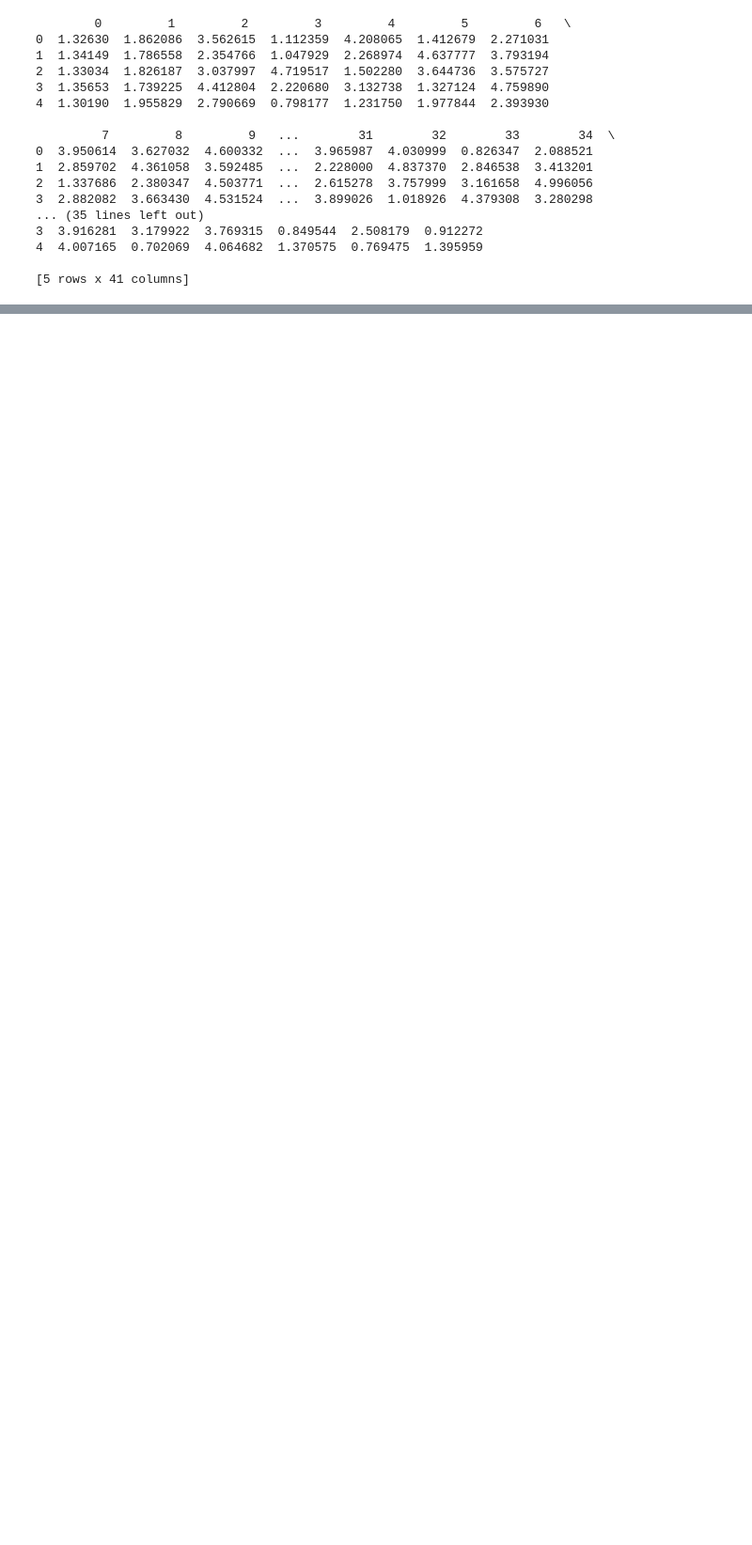
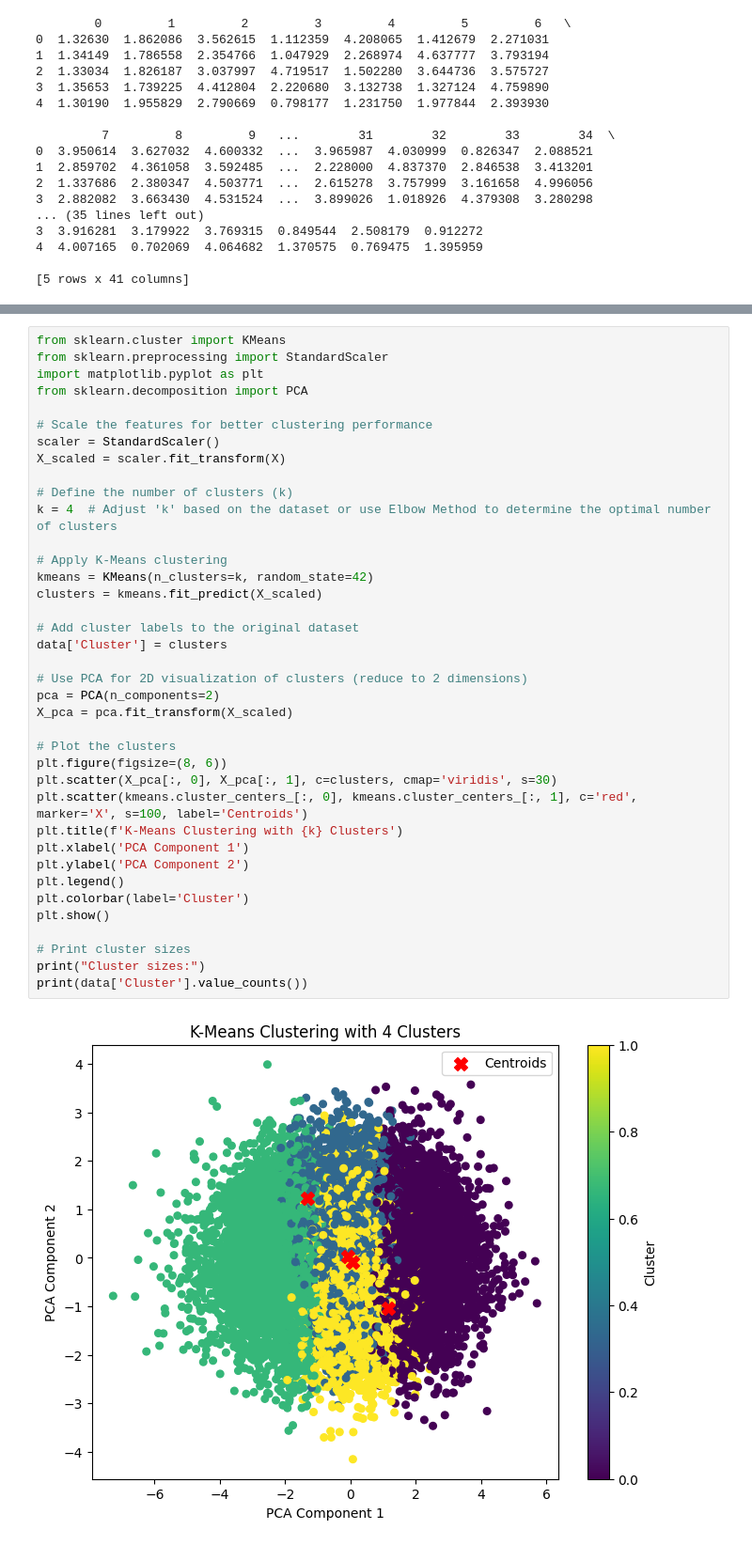
Before and after one commit to shreyanknp/DA1, a Jupyter notebook: ML_project_novelty.ipynb, the cells around one changed output, grey strips where cells are left out. Shown at 94% size. Cells and saved outputs as stored; diff of their text form; blank space fills up the shorter version.

```diff
--- a/ML_project_novelty.ipynb
+++ b/ML_project_novelty.ipynb
@@ -93,3 +185,43 @@ opt.fit(X_train, y_train)
 print("Best parameters:", opt.best_params_)
 # %% [output]
 Best parameters: OrderedDict([('max_depth', 20), ('min_samples_leaf', 0.01), ('min_samples_split', 2)])
+# %%
+from sklearn.cluster import KMeans
+from sklearn.preprocessing import StandardScaler
+import matplotlib.pyplot as plt
+from sklearn.decomposition import PCA
+
+# Scale the features for better clustering performance
+scaler = StandardScaler()
+X_scaled = scaler.fit_transform(X)
+
+# Define the number of clusters (k)
+k = 4  # Adjust 'k' based on the dataset or use Elbow Method to determine the optimal number of clusters
+
+# Apply K-Means clustering
+kmeans = KMeans(n_clusters=k, random_state=42)
+clusters = kmeans.fit_predict(X_scaled)
+
+# Add cluster labels to the original dataset
+data['Cluster'] = clusters
+
+# Use PCA for 2D visualization of clusters (reduce to 2 dimensions)
+pca = PCA(n_components=2)
+X_pca = pca.fit_transform(X_scaled)
+
+# Plot the clusters
+plt.figure(figsize=(8, 6))
+plt.scatter(X_pca[:, 0], X_pca[:, 1], c=clusters, cmap='viridis', s=30)
+plt.scatter(kmeans.cluster_centers_[:, 0], kmeans.cluster_centers_[:, 1], c='red', marker='X', s=100, label='Centroids')
+plt.title(f'K-Means Clustering with {k} Clusters')
+plt.xlabel('PCA Component 1')
+plt.ylabel('PCA Component 2')
+plt.legend()
+plt.colorbar(label='Cluster')
+plt.show()
+
+# Print cluster sizes
+print("Cluster sizes:")
+print(data['Cluster'].value_counts())
+# %% [output]
+[figure, added]
```
Also changed, not shown: parts of 5 cells of this notebook.
